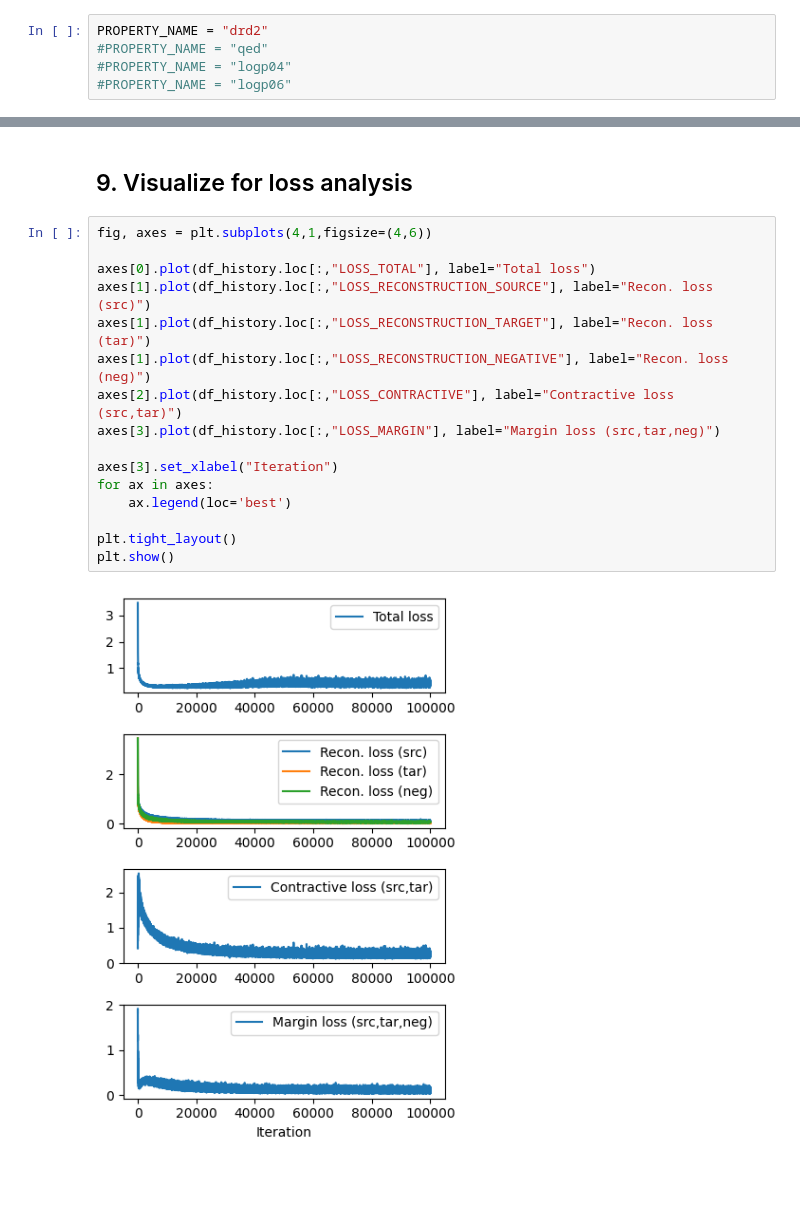
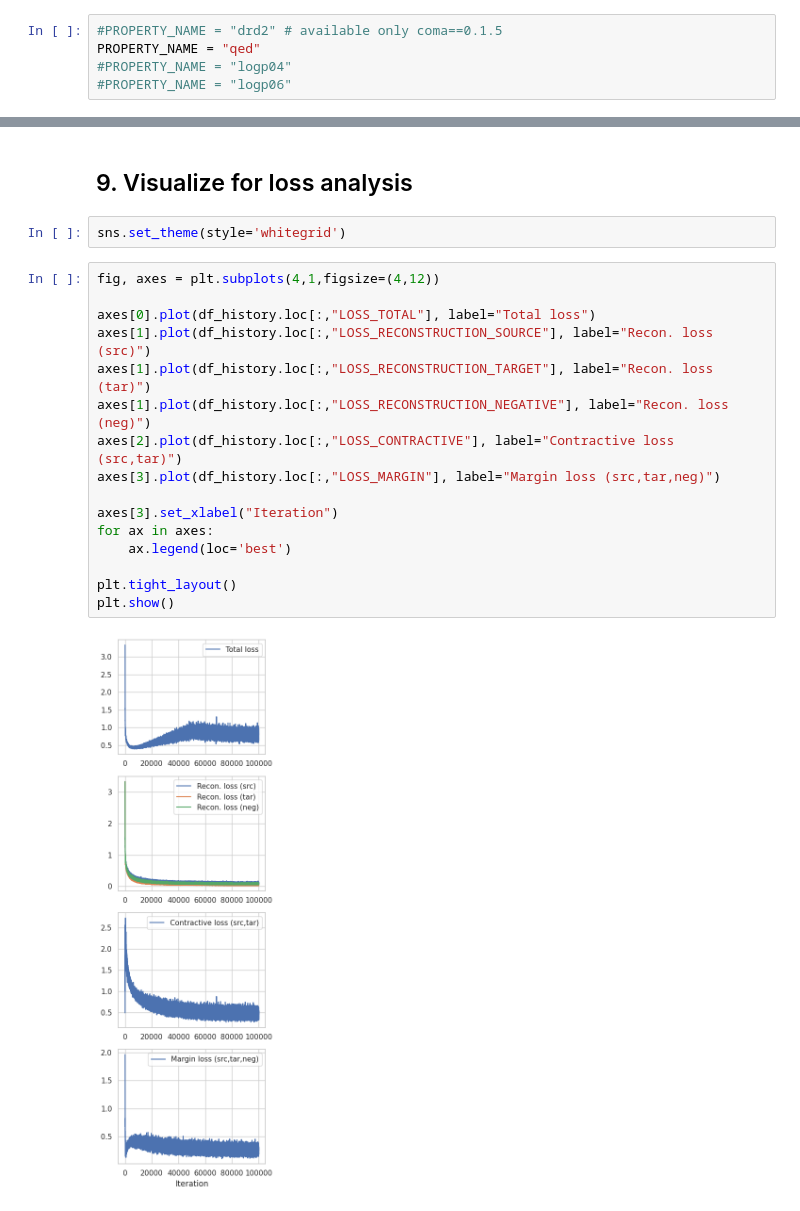
Before and after one commit to mathcom/COMA, a Jupyter notebook: scripts/1_pretraining.ipynb, the cells around one changed output, grey strips where cells are left out. Cells and saved outputs as stored; diff of their text form; blank space fills up the shorter version.

```diff
--- a/scripts/1_pretraining.ipynb
+++ b/scripts/1_pretraining.ipynb
@@ -22,8 +28,8 @@ cuda:0
 # %% [markdown]
 ## 3. Set a target property
 # %%
-PROPERTY_NAME = "drd2"
-#PROPERTY_NAME = "qed"
+#PROPERTY_NAME = "drd2" # available only coma==0.1.5
+PROPERTY_NAME = "qed"
 #PROPERTY_NAME = "logp04"
 #PROPERTY_NAME = "logp06"
 # %% [markdown]
@@ -108,22 +114,24 @@ df_history.to_csv(filepath_history, index=False)
 df_history_valid.to_csv(filepath_history_valid, index=False)
 # %% [markdown]
 ## 9. Visualize for loss analysis
+# %%
+sns.set_theme(style='whitegrid')
 # %%
-fig, axes = plt.subplots(4,1,figsize=(4,6))
+fig, axes = plt.subplots(4,1,figsize=(4,12))
 
 axes[0].plot(df_history.loc[:,"LOSS_TOTAL"], label="Total loss")
 axes[1].plot(df_history.loc[:,"LOSS_RECONSTRUCTION_SOURCE"], label="Recon. loss (src)")
 axes[1].plot(df_history.loc[:,"LOSS_RECONSTRUCTION_TARGET"], label="Recon. loss (tar)")
 axes[1].plot(df_history.loc[:,"LOSS_RECONSTRUCTION_NEGATIVE"], label="Recon. loss (neg)")
 axes[2].plot(df_history.loc[:,"LOSS_CONTRACTIVE"], label="Contractive loss (src,tar)")
 axes[3].plot(df_history.loc[:,"LOSS_MARGIN"], label="Margin loss (src,tar,neg)")
 
 axes[3].set_xlabel("Iteration")
 for ax in axes:
     ax.legend(loc='best')
 
 plt.tight_layout()
 plt.show()
 # %% [output]
-[figure, old version]
+[figure, new version]
 # %%
```
Also changed, not shown: parts of 4 cells of this notebook, 6 other files.
